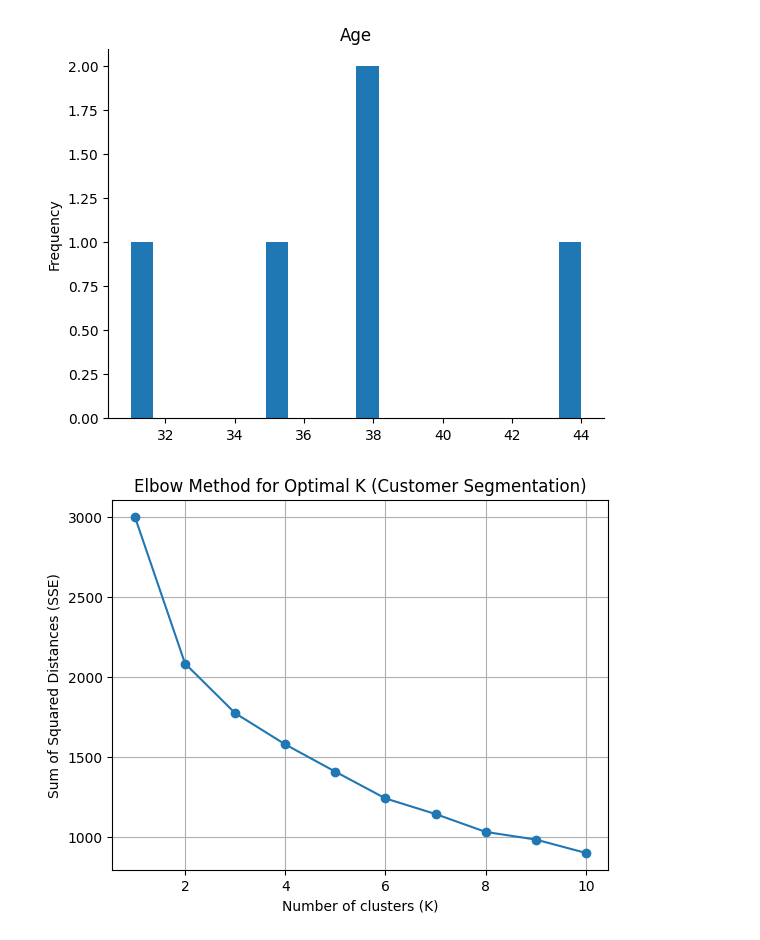
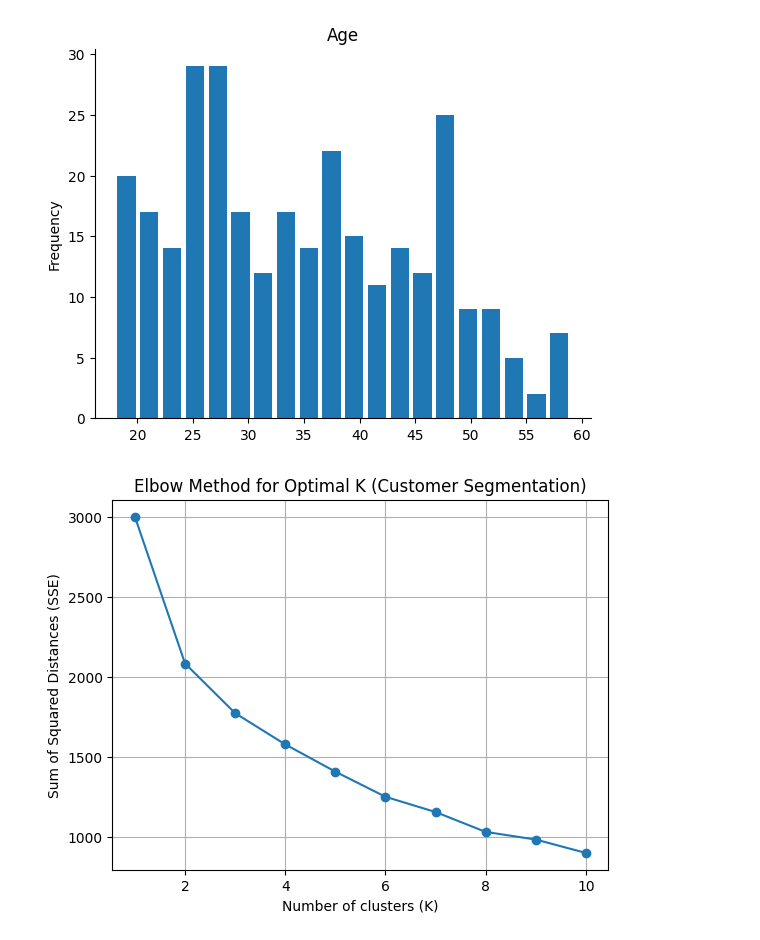
Before and after one commit to Julss1195/Julss1195, a Jupyter notebook: Customer_Clustering_and_Segmentation.ipynb, the cells around one changed output. Drawn from its saved outputs; the diff is of its cells as text; code cells hidden in the pictures.

```diff
--- a/Customer_Clustering_and_Segmentation.ipynb
+++ b/Customer_Clustering_and_Segmentation.ipynb
@@ -6,7 +6,7 @@ import matplotlib.pyplot as plt
 from sklearn.cluster import KMeans
 from sklearn.preprocessing import StandardScaler
 from scipy.cluster.hierarchy import dendrogram, linkage
-data = pd.read_csv('/content/customer_data.csv')
+data = pd.read_csv('/content/drive/MyDrive/Colab Notebooks/ML WORK/customer_data.csv')
 # %%
 from google.colab import drive
 drive.mount('/content/drive')
@@ -54,9 +35,9 @@ plt.gca().spines[['top', 'right',]].set_visible(False)
 # %%
 from matplotlib import pyplot as plt
-_df_0['Age'].plot(kind='hist', bins=20, title='Age')
+data['Age'].plot(kind='hist', bins=20, title='Age', rwidth=0.8)
 plt.gca().spines[['top', 'right',]].set_visible(False)
 # %% [output]
-[figure, old version]
+[figure, new version]
 # %%
 # Convert categorical variables (Gender, Preferred Product Category) to numerical values
 data_encoded = pd.get_dummies(data, columns=['Gender', 'Preferred Product Category'], drop_first=True)
```
Also changed, not shown: parts of 5 cells of this notebook.
